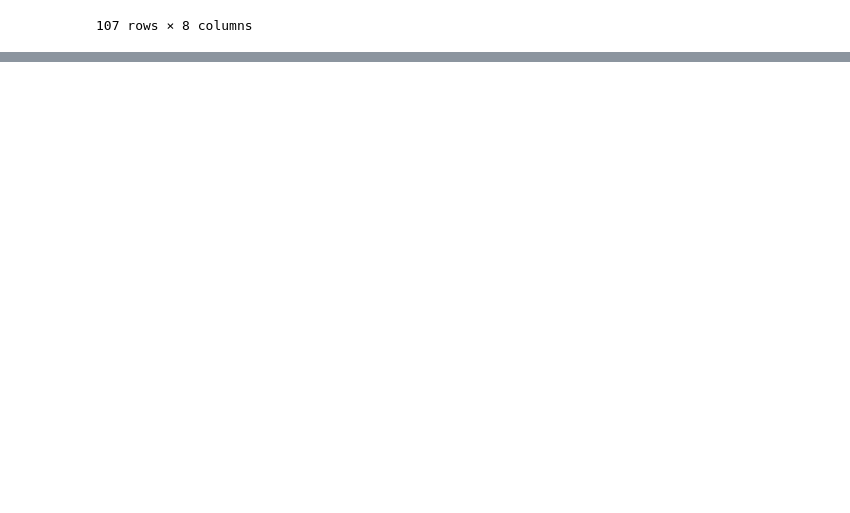
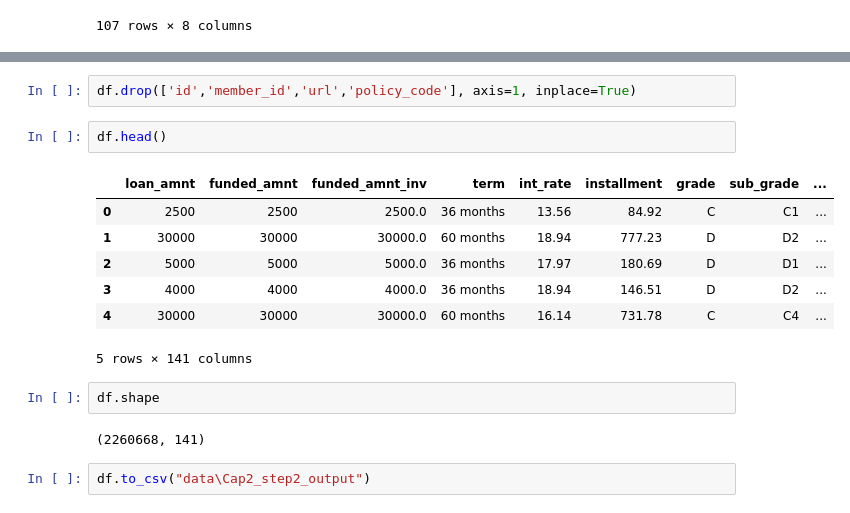
Before and after one commit to sudkpa/SB_DS, a Jupyter notebook: Career_Track/Capstone_Two/Data_Wrangling/Cap2_Notebook_steptwo.ipynb, the cells around one changed output, grey strips where cells are left out. Drawn from its saved outputs; the diff is of its cells as text; blank space fills up the shorter version.

```diff
--- a/Career_Track/Capstone_Two/Data_Wrangling/Cap2_Notebook_steptwo.ipynb
+++ b/Career_Track/Capstone_Two/Data_Wrangling/Cap2_Notebook_steptwo.ipynb
@@ -543,0 +583,18 @@ Check for data validity, range
+# %%
+df.drop(['id','member_id','url','policy_code'], axis=1, inplace=True)
+# %%
+df.head()
+# %% [output]
+|  | loan_amnt | funded_amnt | funded_amnt_inv | term | int_rate | installment | grade | sub_grade | ... |
+| 0 | 2500 | 2500 | 2500.0 | 36 months | 13.56 | 84.92 | C | C1 | ... |
+| 1 | 30000 | 30000 | 30000.0 | 60 months | 18.94 | 777.23 | D | D2 | ... |
+| 2 | 5000 | 5000 | 5000.0 | 36 months | 17.97 | 180.69 | D | D1 | ... |
+| 3 | 4000 | 4000 | 4000.0 | 36 months | 18.94 | 146.51 | D | D2 | ... |
+| 4 | 30000 | 30000 | 30000.0 | 60 months | 16.14 | 731.78 | C | C4 | ... |
+5 rows × 141 columns
+# %%
+df.shape
+# %% [output]
+(2260668, 141)
+# %%
+df.to_csv("data\Cap2_step2_output")
```
Also changed, not shown: parts of 16 cells of this notebook.
